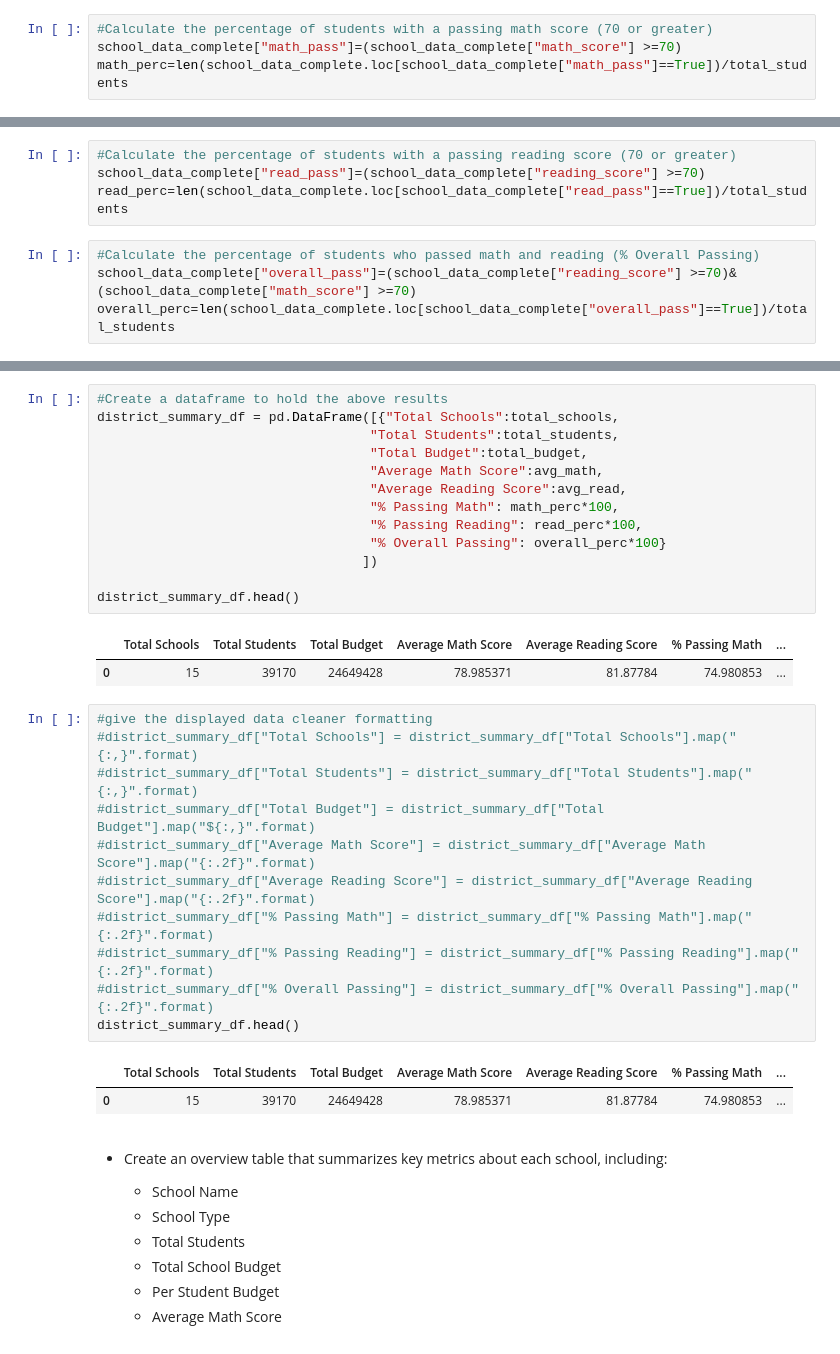
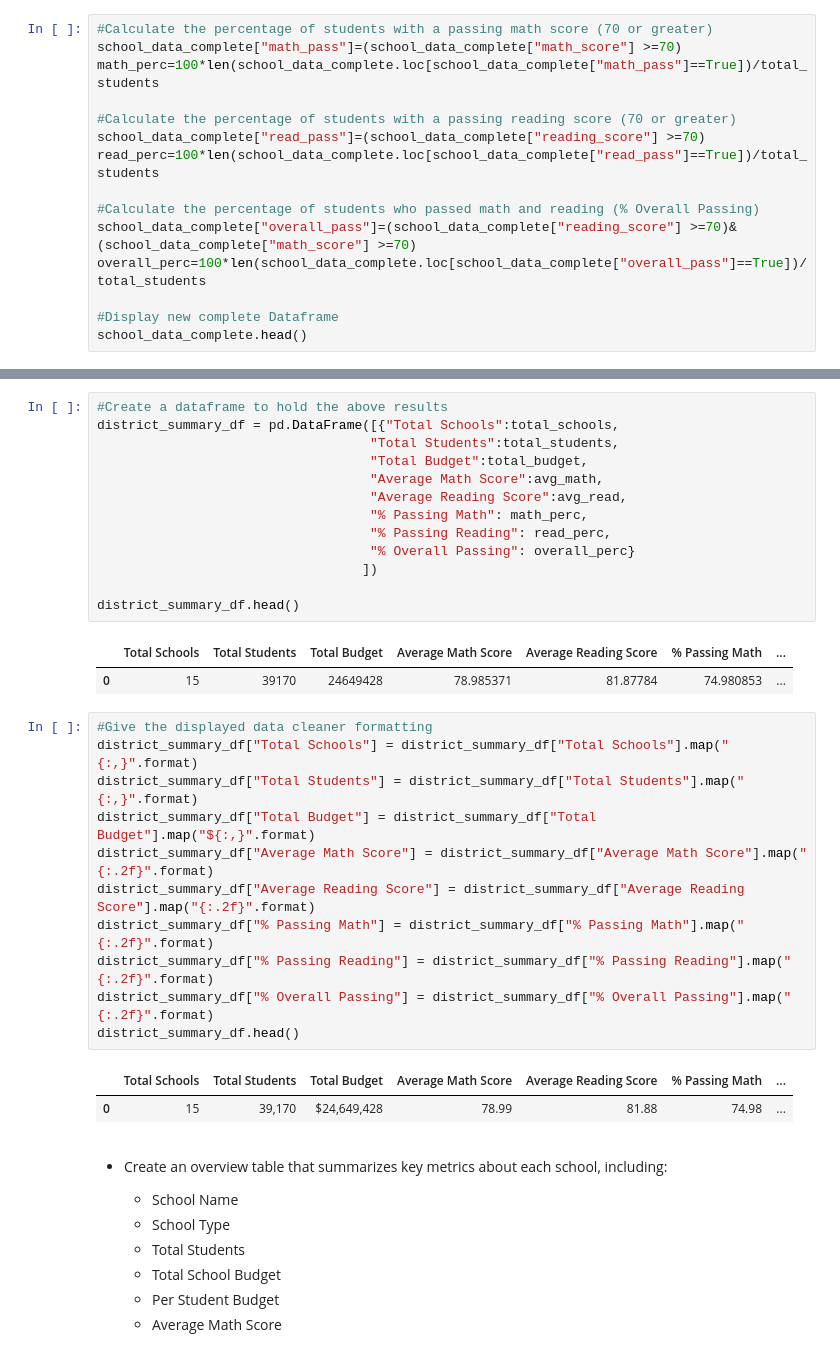
Before and after one commit to lmm9/pandas-challenge, a Jupyter notebook: PyCitySchools/PyCitySchools_starter.ipynb, the cells around one changed output, grey strips where cells are left out. Saved outputs shown, nothing was run; the diff lists cells and outputs as text.

```diff
--- a/PyCitySchools/PyCitySchools_starter.ipynb
+++ b/PyCitySchools/PyCitySchools_starter.ipynb
@@ -79,4 +79,15 @@ avg_read
 # %%
 #Calculate the percentage of students with a passing math score (70 or greater)
 school_data_complete["math_pass"]=(school_data_complete["math_score"] >=70)
-math_perc=len(school_data_complete.loc[school_data_complete["math_pass"]==True])/total_students
+math_perc=100*len(school_data_complete.loc[school_data_complete["math_pass"]==True])/total_students
+
+#Calculate the percentage of students with a passing reading score (70 or greater)
+school_data_complete["read_pass"]=(school_data_complete["reading_score"] >=70)
+read_perc=100*len(school_data_complete.loc[school_data_complete["read_pass"]==True])/total_students
+
+#Calculate the percentage of students who passed math and reading (% Overall Passing)
+school_data_complete["overall_pass"]=(school_data_complete["reading_score"] >=70)&(school_data_complete["math_score"] >=70)
+overall_perc=100*len(school_data_complete.loc[school_data_complete["overall_pass"]==True])/total_students
+
+#Display new complete Dataframe
+school_data_complete.head()
@@ -83,8 +100,0 @@ math_perc=len(school_data_complete.loc[school_data_complete["math_pass"]==True])
-# %%
-#Calculate the percentage of students with a passing reading score (70 or greater)
-school_data_complete["read_pass"]=(school_data_complete["reading_score"] >=70)
-read_perc=len(school_data_complete.loc[school_data_complete["read_pass"]==True])/total_students
-# %%
-#Calculate the percentage of students who passed math and reading (% Overall Passing)
-school_data_complete["overall_pass"]=(school_data_complete["reading_score"] >=70)&(school_data_complete["math_score"] >=70)
-overall_perc=len(school_data_complete.loc[school_data_complete["overall_pass"]==True])/total_students
@@ -104,9 +105,9 @@ district_summary_df = pd.DataFrame([{"Total Schools":total_schools,
                                    "Total Budget":total_budget,
                                    "Average Math Score":avg_math,
                                    "Average Reading Score":avg_read,
-                                   "% Passing Math": math_perc*100,
-                                   "% Passing Reading": read_perc*100,
-                                   "% Overall Passing": overall_perc*100}
+                                   "% Passing Math": math_perc,
+                                   "% Passing Reading": read_perc,
+                                   "% Overall Passing": overall_perc}
                                   ])
 
 district_summary_df.head()
@@ -114,19 +115,19 @@ district_summary_df.head()
 |  | Total Schools | Total Students | Total Budget | Average Math Score | Average Reading Score | % Passing Math | ... |
 | 0 | 15 | 39170 | 24649428 | 78.985371 | 81.87784 | 74.980853 | ... |
 # %%
-#give the displayed data cleaner formatting
-#district_summary_df["Total Schools"] = district_summary_df["Total Schools"].map("{:,}".format)
-#district_summary_df["Total Students"] = district_summary_df["Total Students"].map("{:,}".format)
-#district_summary_df["Total Budget"] = district_summary_df["Total Budget"].map("${:,}".format)
-#district_summary_df["Average Math Score"] = district_summary_df["Average Math Score"].map("{:.2f}".format)
-#district_summary_df["Average Reading Score"] = district_summary_df["Average Reading Score"].map("{:.2f}".format)
-#district_summary_df["% Passing Math"] = district_summary_df["% Passing Math"].map("{:.2f}".format)
-#district_summary_df["% Passing Reading"] = district_summary_df["% Passing Reading"].map("{:.2f}".format)
-#district_summary_df["% Overall Passing"] = district_summary_df["% Overall Passing"].map("{:.2f}".format)
+#Give the displayed data cleaner formatting
+district_summary_df["Total Schools"] = district_summary_df["Total Schools"].map("{:,}".format)
+district_summary_df["Total Students"] = district_summary_df["Total Students"].map("{:,}".format)
+district_summary_df["Total Budget"] = district_summary_df["Total Budget"].map("${:,}".format)
+district_summary_df["Average Math Score"] = district_summary_df["Average Math Score"].map("{:.2f}".format)
+district_summary_df["Average Reading Score"] = district_summary_df["Average Reading Score"].map("{:.2f}".format)
+district_summary_df["% Passing Math"] = district_summary_df["% Passing Math"].map("{:.2f}".format)
+district_summary_df["% Passing Reading"] = district_summary_df["% Passing Reading"].map("{:.2f}".format)
+district_summary_df["% Overall Passing"] = district_summary_df["% Overall Passing"].map("{:.2f}".format)
 district_summary_df.head()
 # %% [output]
 |  | Total Schools | Total Students | Total Budget | Average Math Score | Average Reading Score | % Passing Math | ... |
-| 0 | 15 | 39170 | 24649428 | 78.985371 | 81.87784 | 74.980853 | ... |
+| 0 | 15 | 39,170 | $24,649,428 | 78.99 | 81.88 | 74.98 | ... |
 # %% [markdown]
 * Create an overview table that summarizes key metrics about each school, including:
   * School Name
```
Also changed, not shown: parts of 39 cells of this notebook.
